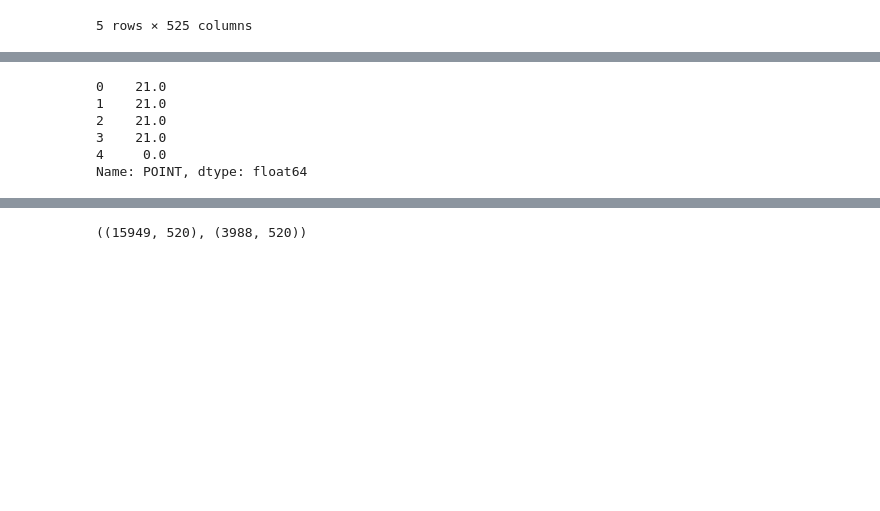
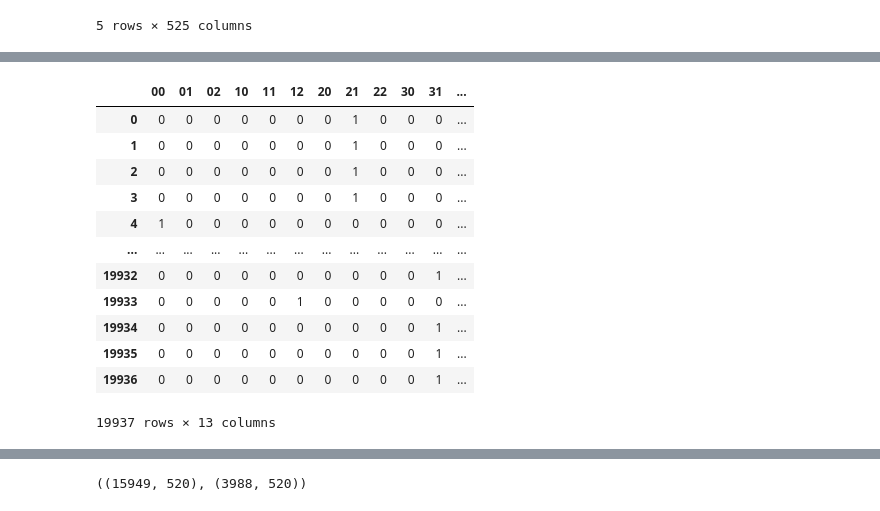
Before and after one commit to enacheandrei7/Indoor-Localization-Data-Science-Project, a Jupyter notebook: DS105_Indoor_Localization_Project.ipynb, the cells around one changed output, grey strips where cells are left out. Saved outputs shown, nothing was run; the diff lists cells and outputs as text; code cells hidden in the pictures; blank space fills up the shorter version.

```diff
--- a/DS105_Indoor_Localization_Project.ipynb
+++ b/DS105_Indoor_Localization_Project.ipynb
@@ -123,11 +139,24 @@ x.head(5)
 # %%
 # dependent variable
-y = dataset['POINT'].astype(float)
-y.head(5)
+# y = dataset['POINT'].astype(float)
+# y.head(5)
-# %% [output]
-0    21.0
-1    21.0
-2    21.0
-3    21.0
-4     0.0
-Name: POINT, dtype: float64
+# %%
+# dependent variable
+y = np.asarray(dataset['POINT'])
+y = pd.get_dummies(data=y)
+# y = np.asarray(y)
+y
+# %% [output]
+|  | 00 | 01 | 02 | 10 | 11 | 12 | 20 | 21 | 22 | 30 | 31 | ... |
+| 0 | 0 | 0 | 0 | 0 | 0 | 0 | 0 | 1 | 0 | 0 | 0 | ... |
+| 1 | 0 | 0 | 0 | 0 | 0 | 0 | 0 | 1 | 0 | 0 | 0 | ... |
+| 2 | 0 | 0 | 0 | 0 | 0 | 0 | 0 | 1 | 0 | 0 | 0 | ... |
+| 3 | 0 | 0 | 0 | 0 | 0 | 0 | 0 | 1 | 0 | 0 | 0 | ... |
+| 4 | 1 | 0 | 0 | 0 | 0 | 0 | 0 | 0 | 0 | 0 | 0 | ... |
+| ... | ... | ... | ... | ... | ... | ... | ... | ... | ... | ... | ... | ... |
+| 19932 | 0 | 0 | 0 | 0 | 0 | 0 | 0 | 0 | 0 | 0 | 1 | ... |
+| 19933 | 0 | 0 | 0 | 0 | 0 | 1 | 0 | 0 | 0 | 0 | 0 | ... |
+| 19934 | 0 | 0 | 0 | 0 | 0 | 0 | 0 | 0 | 0 | 0 | 1 | ... |
+| 19935 | 0 | 0 | 0 | 0 | 0 | 0 | 0 | 0 | 0 | 0 | 1 | ... |
+| 19936 | 0 | 0 | 0 | 0 | 0 | 0 | 0 | 0 | 0 | 0 | 1 | ... |
+19937 rows × 13 columns
```
Also changed, not shown: parts of 39 cells of this notebook.
